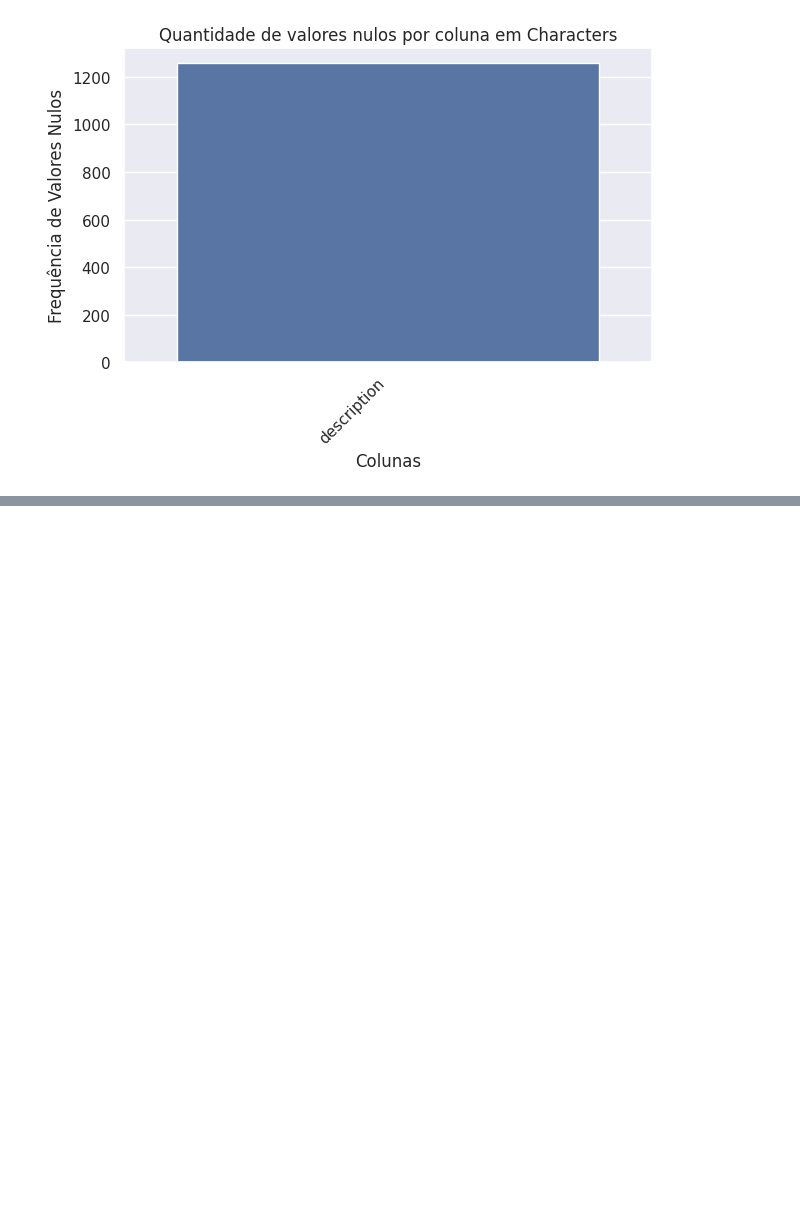
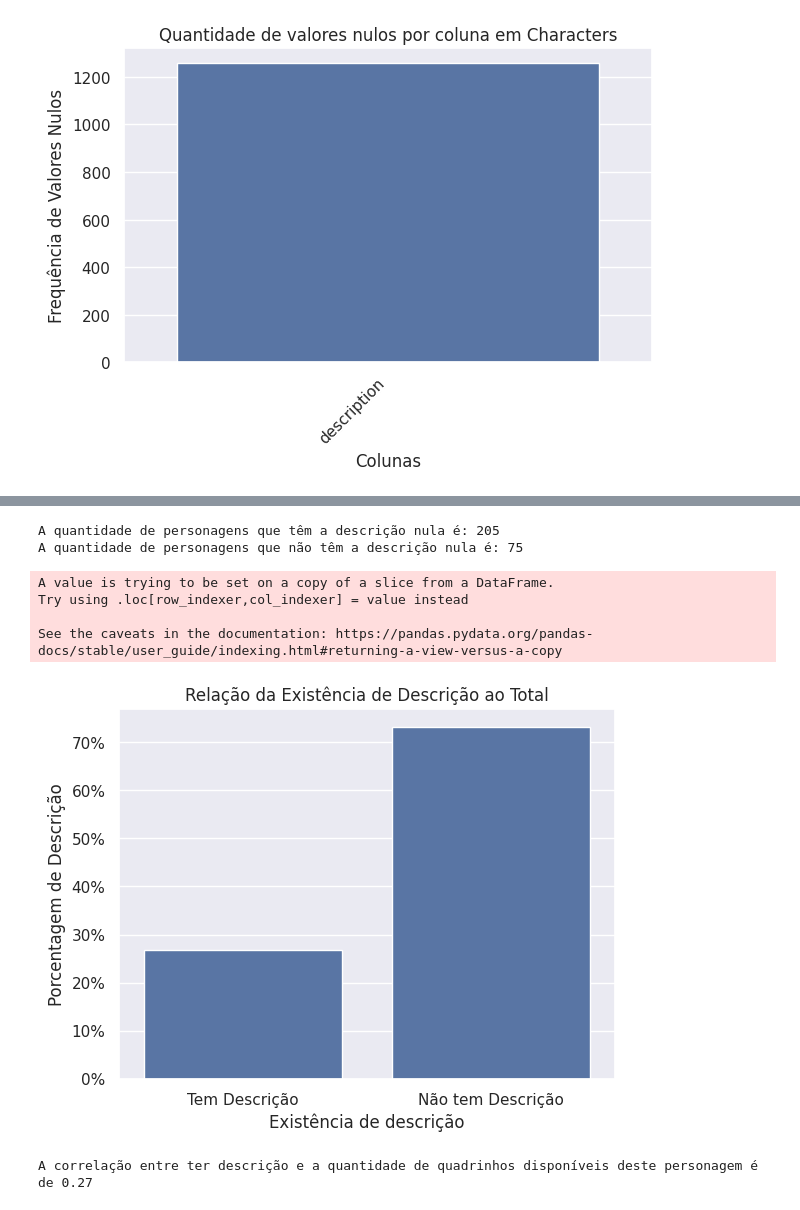
Before and after one commit to thamyrissacamoto/MarvelAPI, a Jupyter notebook: AnalisandoInsights.ipynb, the cells around one changed output, grey strips where cells are left out. Cells and saved outputs as stored; diff of their text form; code cells hidden in the pictures; blank space fills up the shorter version.

```diff
--- a/AnalisandoInsights.ipynb
+++ b/AnalisandoInsights.ipynb
@@ -150,0 +128,2 @@ characters
+# %%
+most_comics_characters = characters[characters["comics.available"] > characters["comics.available"].mean()]
@@ -150,0 +168,30 @@ characters
+# %%
+nao_possuem_desc = len(most_comics_characters[most_comics_characters["description"].isna()])
+possuem_desc = len(most_comics_characters[~most_comics_characters["description"].isna()])
+
+print(f"A quantidade de personagens que têm a descrição nula é: {nao_possuem_desc}")
+print(f"A quantidade de personagens que não têm a descrição nula é: {possuem_desc}")
+# %% [output]
+A quantidade de personagens que têm a descrição nula é: 205
+A quantidade de personagens que não têm a descrição nula é: 75
+# %%
+most_comics_characters["Has_Desc"] = most_comics_characters["description"].apply(lambda x: 0 if pd.isna(x) else 1)
+# %% [output]
+A value is trying to be set on a copy of a slice from a DataFrame.
+Try using .loc[row_indexer,col_indexer] = value instead
+
+See the caveats in the documentation: https://pandas.pydata.org/pandas-docs/stable/user_guide/indexing.html#returning-a-view-versus-a-copy
+# %%
+sns.barplot(x=["Tem Descrição", "Não tem Descrição"], y=[(possuem_desc/len(most_comics_characters))*100, (nao_possuem_desc/len(most_comics_characters))*100])
+plt.xlabel("Existência de descrição")
+plt.ylabel("Porcentagem de Descrição")
+plt.gca().yaxis.set_major_formatter(FuncFormatter(lambda y, _: f'{y:.0f}%'))
+plt.title("Relação da Existência de Descrição ao Total")
+plt.show()
+# %% [output]
+[figure, added]
+# %%
+corr_cols = round(float(most_comics_characters["Has_Desc"].corr(most_comics_characters["comics.available"])),2)
+print(f"A correlação entre ter descrição e a quantidade de quadrinhos disponíveis deste personagem é de {corr_cols}")
+# %% [output]
+A correlação entre ter descrição e a quantidade de quadrinhos disponíveis deste personagem é de 0.27
```
Also changed, not shown: parts of 17 cells of this notebook.
